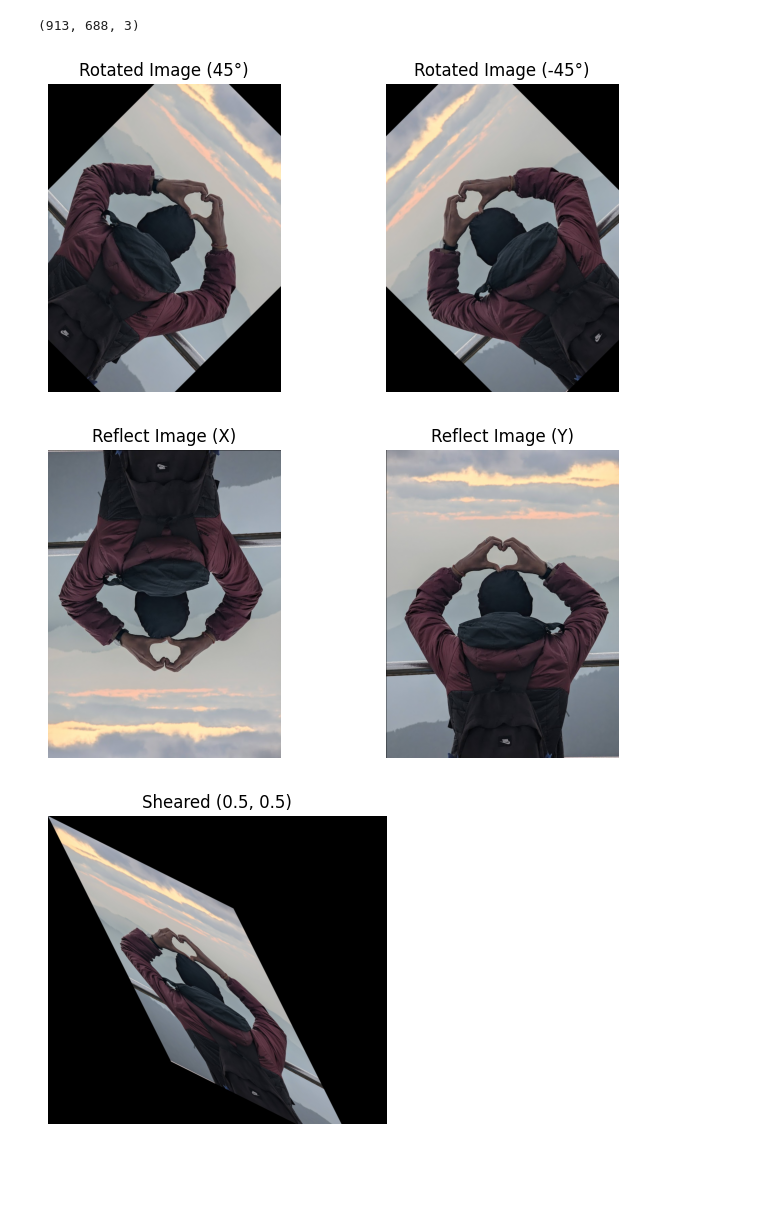
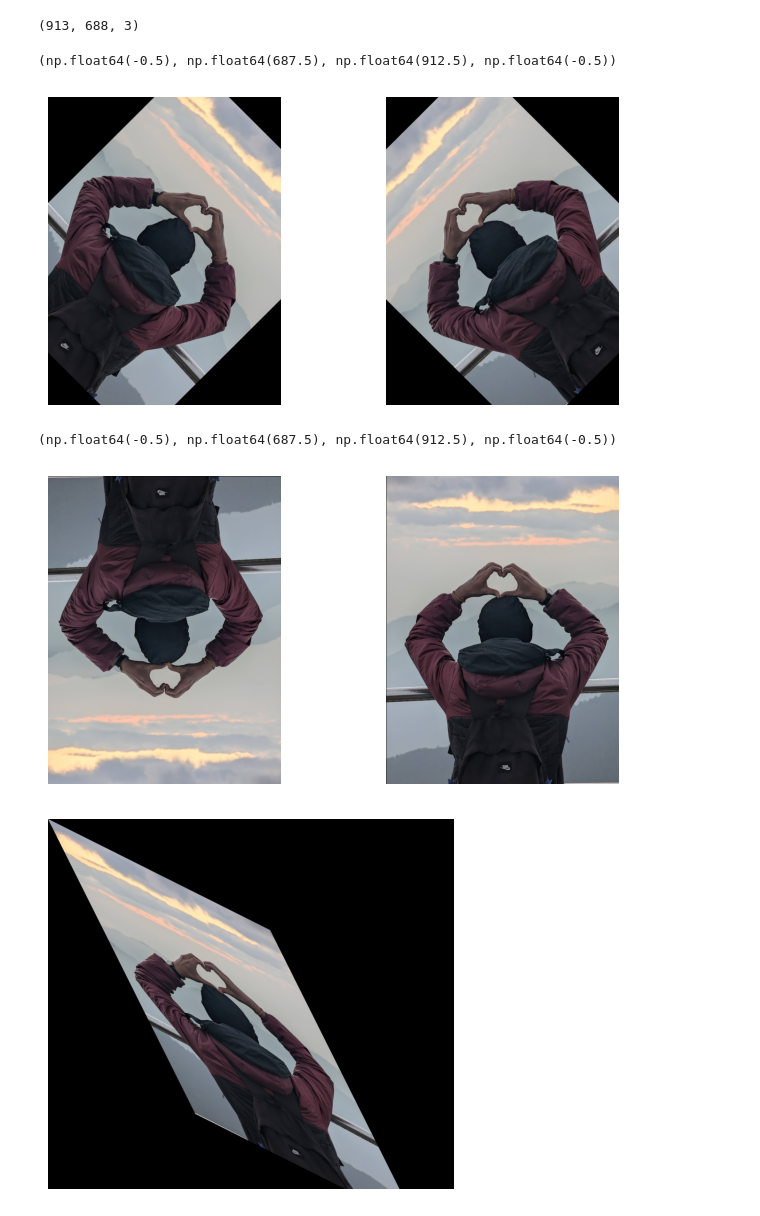
Before and after one commit to Abhijeet-KC/Image_Processing, a Jupyter notebook: Augmentation, Morphology and Restoration/Code.ipynb, the cells around one changed output. Saved outputs shown, nothing was run; the diff lists cells and outputs as text; code cells hidden in the pictures; blank space fills up the shorter version.

```diff
--- a/Augmentation, Morphology and Restoration/Code.ipynb
+++ b/Augmentation, Morphology and Restoration/Code.ipynb
@@ -82,30 +82,30 @@ def reflect_image(cx, cy, axis):
 # %%
 # Get center of image
 cy, cx = image.shape[0] / 2, image.shape[1] / 2
 
 # Get transformation matrix
 M = rotate_image(cx, cy, theta=45)
 N = rotate_image(cx, cy, theta=-45)
 
 # Wrap matrix into AffineTransform
 tf = AffineTransform(matrix=M)
 tf1 = AffineTransform(matrix=N)
+
 # Apply warp
 rotated = warp(image, inverse_map=tf.inverse)
 rotated1 = warp(image, inverse_map=tf1.inverse)
+
 # Show result
 plt.figure(figsize=(8, 4))
 plt.subplot(1, 2, 1)
 plt.imshow(rotated)
-plt.title("Rotated Image (45°)")
 plt.axis('off')
 plt.subplot(1, 2, 2)
 plt.imshow(rotated1)
-plt.title("Rotated Image (-45°)")
 plt.axis('off')
-plt.show()
 # %% [output]
+(np.float64(-0.5), np.float64(687.5), np.float64(912.5), np.float64(-0.5))
-[figure, old version]
+[figure, new version]
 # %%
 # Get center of image
 cy, cx = image.shape[0] / 2, image.shape[1] / 2
@@ -117,20 +117,20 @@ N = reflect_image(cx, cy, axis = 'y')
 # Wrap matrix into AffineTransform
 tf = AffineTransform(matrix=M)
 tf1 = AffineTransform(matrix=N)
+
 # Apply warp
 reflected = warp(image, inverse_map=tf.inverse)
 reflected1 = warp(image, inverse_map=tf1.inverse)
+
 # Show result
 plt.figure(figsize=(8, 4))
 plt.subplot(1, 2, 1)
 plt.imshow(reflected)
-plt.title("Reflect Image (X)")
 plt.axis('off')
 plt.subplot(1, 2, 2)
 plt.imshow(reflected1)
-plt.title("Reflect Image (Y)")
 plt.axis('off')
-plt.show()
 # %% [output]
+(np.float64(-0.5), np.float64(687.5), np.float64(912.5), np.float64(-0.5))
-[figure, old version]
+[figure, new version]
 # %%
@@ -149,18 +152,11 @@ cy, cx = image.shape[0] / 2, image.shape[1] / 2
 # Get shearing matrix
 M = shearing_image(cx, cy, Shx=0.5, Shy=0.5)
 
-# Check and fix singular matrix
-if np.linalg.det(M) == 0:
-    print("Warning: Shear matrix is singular, adjusting slightly...")
-    M[0, 1] += 1e-5
-
 # Wrap into AffineTransform
 tf = AffineTransform(matrix=M)
 
 # Compute bounding box for new image size
-from skimage.transform import matrix_transform
-
-h, w = image.shape[:2]
+h, w = image.shape[:-1]
 corners = np.array([
     [0, 0],
     [w, 0],
@@ -180,11 +176,9 @@ combined = tf + offset  # chain transforms
 sheared = warp(image, inverse_map=combined.inverse, output_shape=output_shape)
 
 # Plot
-plt.figure(figsize=(8, 4))
 plt.imshow(sheared)
-plt.title('Sheared (0.5, 0.5)')
 plt.axis('off')
 plt.show()
 # %% [output]
-[figure, old version]
+[figure, new version]
 # %%
```
Also changed, not shown: parts of 13 cells of this notebook.
